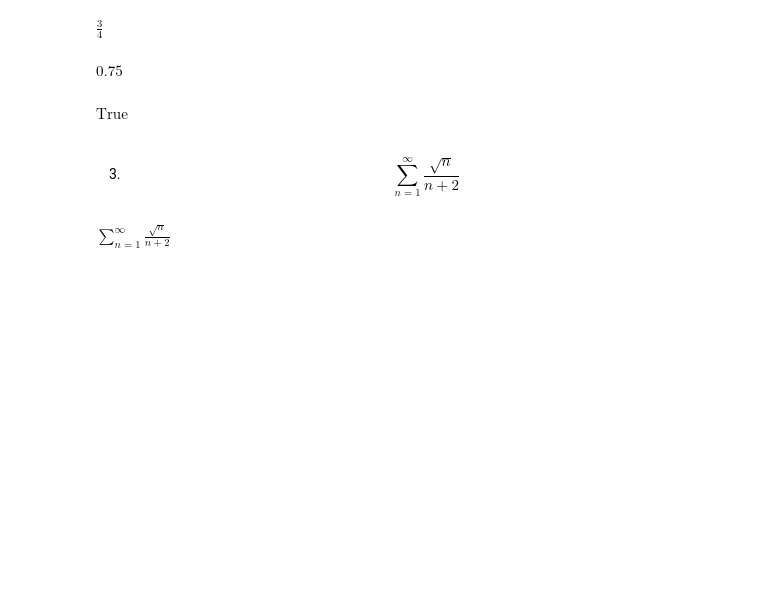
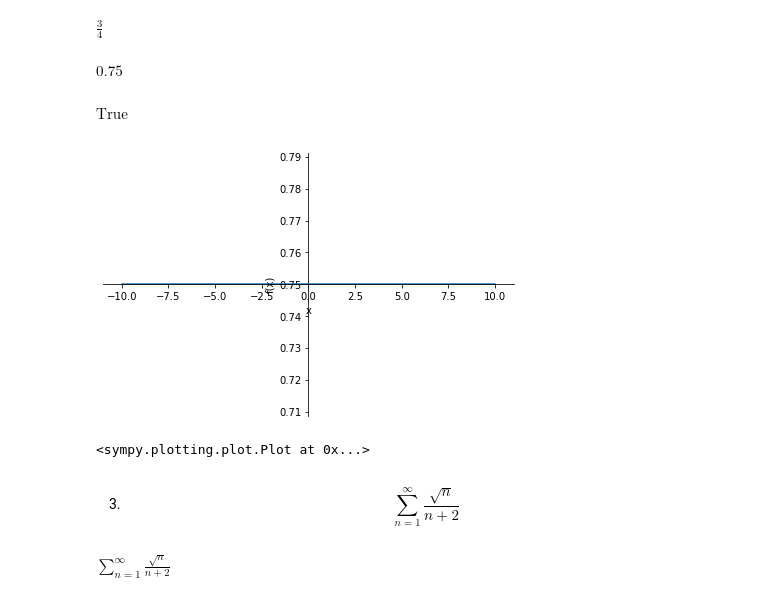
Before and after one commit to minervaarcane/fisika_matematik_1, a Jupyter notebook: fismat/tugas1/ict1.ipynb, the cells around one changed output. Saved outputs shown, nothing was run; the diff lists cells and outputs as text; code cells hidden in the pictures; blank space fills up the shorter version.

```diff
--- a/fismat/ict1.ipynb
+++ b/fismat/tugas1/ict1.ipynb
@@ -31,6 +31,11 @@ $\displaystyle 0.75$
 smp.Sum(n/ (3**n), (n,1,smp.oo)).is_convergent()
 # %% [output]
 $\displaystyle \text{True}$
+# %%
+plot(smp.Sum(n/ (3**n), (n,1,smp.oo)).doit())
+# %% [output]
+[figure, added]
+<sympy.plotting.plot.Plot at 0x...>
 # %% [markdown]
 3. $$\sum_{n=1}^{\infty}\frac{\sqrt{n}}{n+2}$$
 # %%
```
Also changed, not shown: 9 other files.
